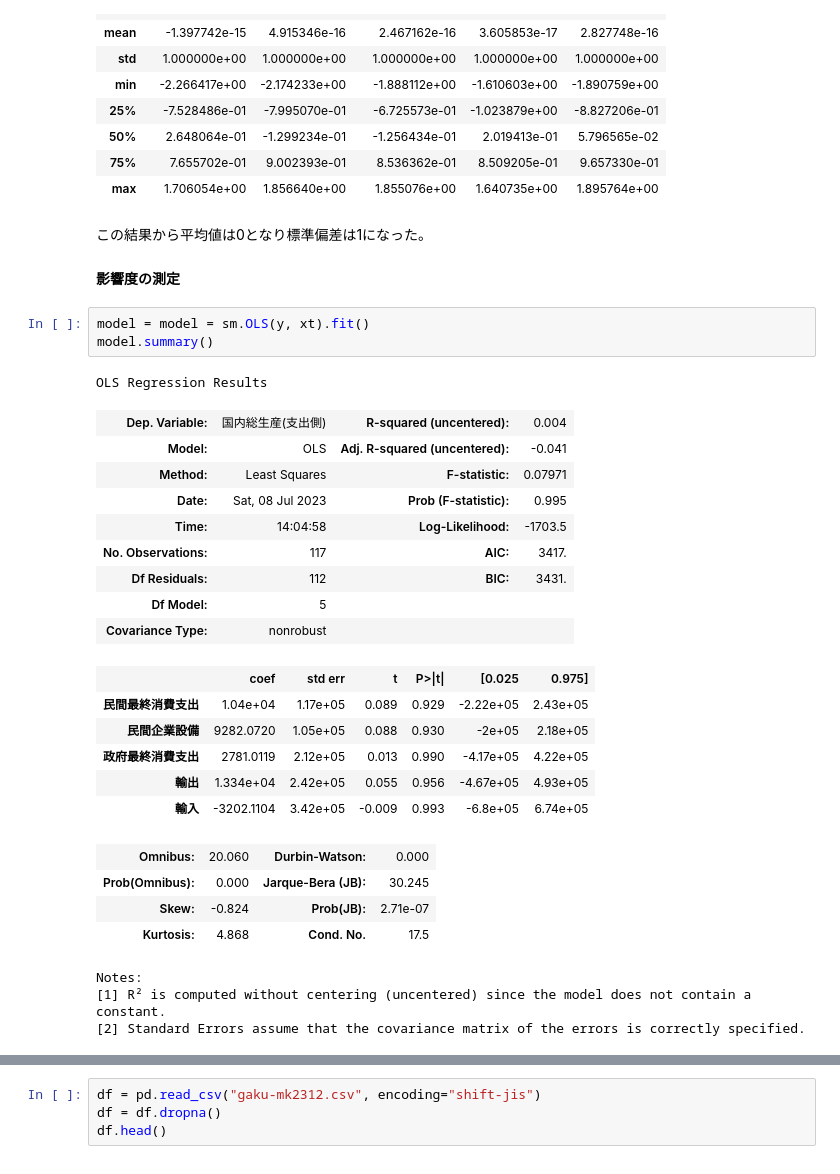
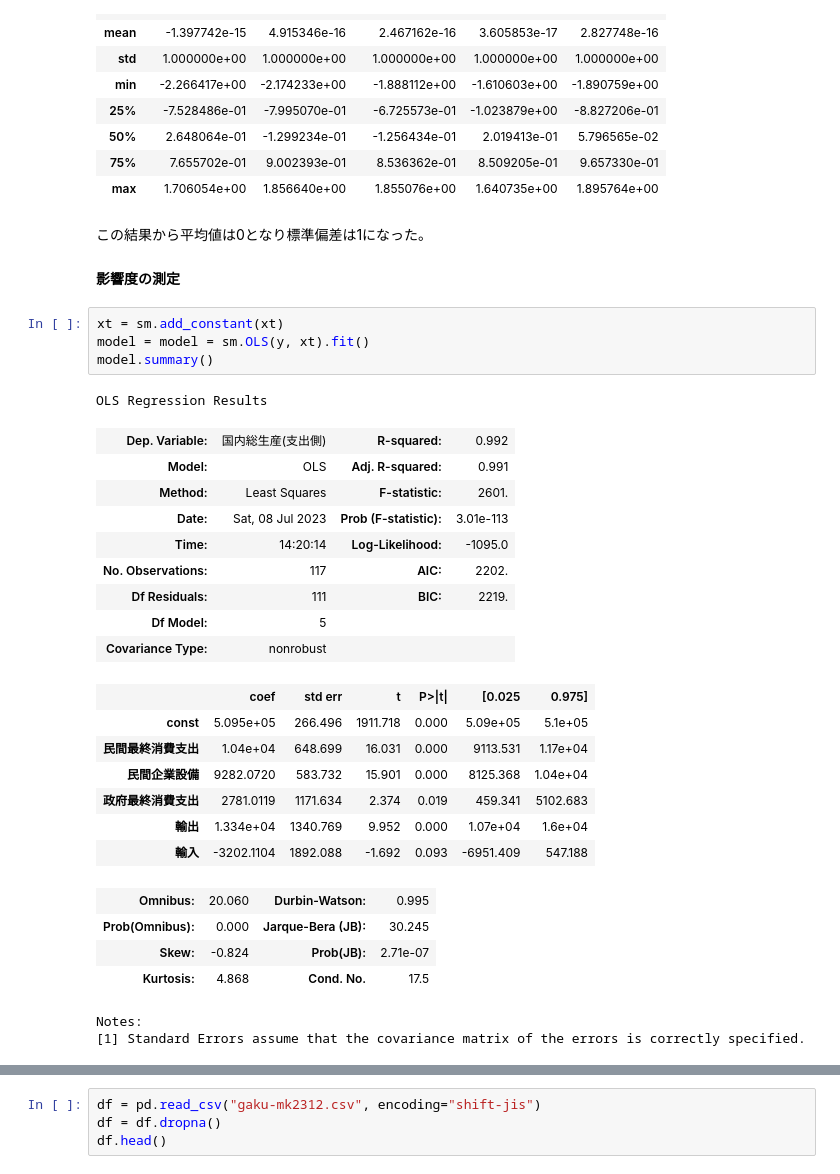
Before and after one commit to NTanaka1994/GDP_Analysis, a Jupyter notebook: GDP_analysis.ipynb, the cells around one changed output, grey strips where cells are left out. Saved outputs shown, nothing was run; the diff lists cells and outputs as text.

```diff
--- a/GDP_analysis.ipynb
+++ b/GDP_analysis.ipynb
@@ -221,33 +221,34 @@ xt.describe()
 | 50% | 2.648064e-01 | -1.299234e-01 | -1.256434e-01 | 2.019413e-01 | 5.796565e-02 |
 | 75% | 7.655702e-01 | 9.002393e-01 | 8.536362e-01 | 8.509205e-01 | 9.657330e-01 |
 | max | 1.706054e+00 | 1.856640e+00 | 1.855076e+00 | 1.640735e+00 | 1.895764e+00 |
-# %% [markdown]
-この結果から平均値は0となり標準偏差は1になった。
-#### 影響度の測定
+# %% [markdown]
+この結果から平均値は0となり標準偏差は1になった。
+#### 影響度の測定
 # %%
+xt = sm.add_constant(xt)
 model = model = sm.OLS(y, xt).fit()
 model.summary()
 # %% [output]
 OLS Regression Results
-| Dep. Variable: | 国内総生産(支出側) | R-squared (uncentered): | 0.004 |
-| Model: | OLS | Adj. R-squared (uncentered): | -0.041 |
-| Method: | Least Squares | F-statistic: | 0.07971 |
-| Date: | Sat, 08 Jul 2023 | Prob (F-statistic): | 0.995 |
-| Time: | 14:04:58 | Log-Likelihood: | -1703.5 |
-| No. Observations: | 117 | AIC: | 3417. |
-| Df Residuals: | 112 | BIC: | 3431. |
+| Dep. Variable: | 国内総生産(支出側) | R-squared: | 0.992 |
+| Model: | OLS | Adj. R-squared: | 0.991 |
+| Method: | Least Squares | F-statistic: | 2601. |
+| Date: | Sat, 08 Jul 2023 | Prob (F-statistic): | 3.01e-113 |
+| Time: | 14:20:14 | Log-Likelihood: | -1095.0 |
+| No. Observations: | 117 | AIC: | 2202. |
+| Df Residuals: | 111 | BIC: | 2219. |
 | Df Model: | 5 |  |  |
 | Covariance Type: | nonrobust |  |  |
 |  | coef | std err | t | P>|t| | [0.025 | 0.975] |
-| 民間最終消費支出 | 1.04e+04 | 1.17e+05 | 0.089 | 0.929 | -2.22e+05 | 2.43e+05 |
-| 民間企業設備 | 9282.0720 | 1.05e+05 | 0.088 | 0.930 | -2e+05 | 2.18e+05 |
-| 政府最終消費支出 | 2781.0119 | 2.12e+05 | 0.013 | 0.990 | -4.17e+05 | 4.22e+05 |
-| 輸出 | 1.334e+04 | 2.42e+05 | 0.055 | 0.956 | -4.67e+05 | 4.93e+05 |
-| 輸入 | -3202.1104 | 3.42e+05 | -0.009 | 0.993 | -6.8e+05 | 6.74e+05 |
+| const | 5.095e+05 | 266.496 | 1911.718 | 0.000 | 5.09e+05 | 5.1e+05 |
+| 民間最終消費支出 | 1.04e+04 | 648.699 | 16.031 | 0.000 | 9113.531 | 1.17e+04 |
+| 民間企業設備 | 9282.0720 | 583.732 | 15.901 | 0.000 | 8125.368 | 1.04e+04 |
+| 政府最終消費支出 | 2781.0119 | 1171.634 | 2.374 | 0.019 | 459.341 | 5102.683 |
+| 輸出 | 1.334e+04 | 1340.769 | 9.952 | 0.000 | 1.07e+04 | 1.6e+04 |
+| 輸入 | -3202.1104 | 1892.088 | -1.692 | 0.093 | -6951.409 | 547.188 |
-| Omnibus: | 20.060 | Durbin-Watson: | 0.000 |
+| Omnibus: | 20.060 | Durbin-Watson: | 0.995 |
 | Prob(Omnibus): | 0.000 | Jarque-Bera (JB): | 30.245 |
 | Skew: | -0.824 | Prob(JB): | 2.71e-07 |
 | Kurtosis: | 4.868 | Cond. No. | 17.5 |
 Notes:
-[1] R² is computed without centering (uncentered) since the model does not contain a constant.
-[2] Standard Errors assume that the covariance matrix of the errors is correctly specified.
+[1] Standard Errors assume that the covariance matrix of the errors is correctly specified.
```
Also changed, not shown: parts of 49 cells of this notebook.
